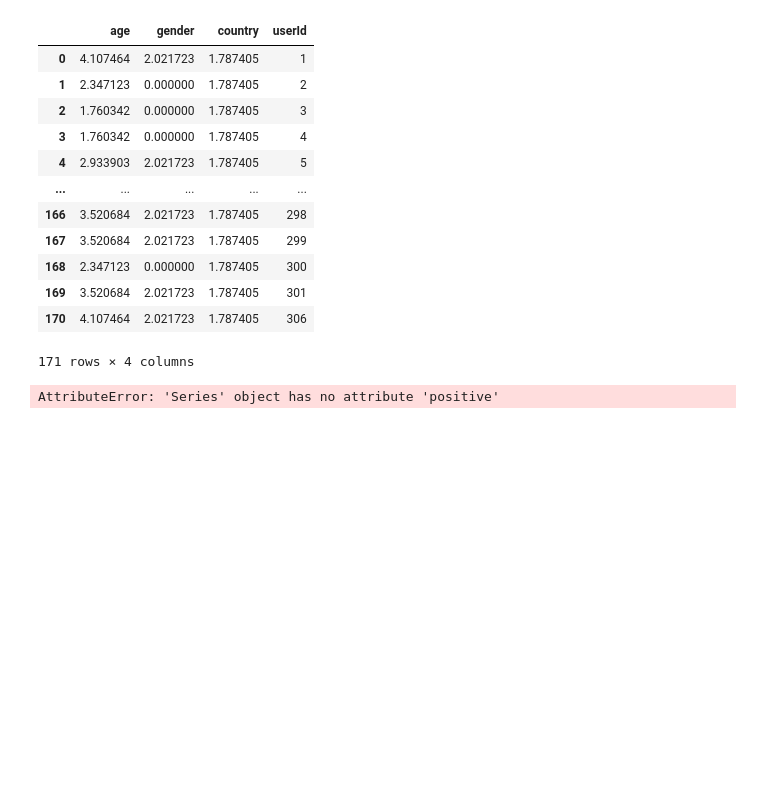
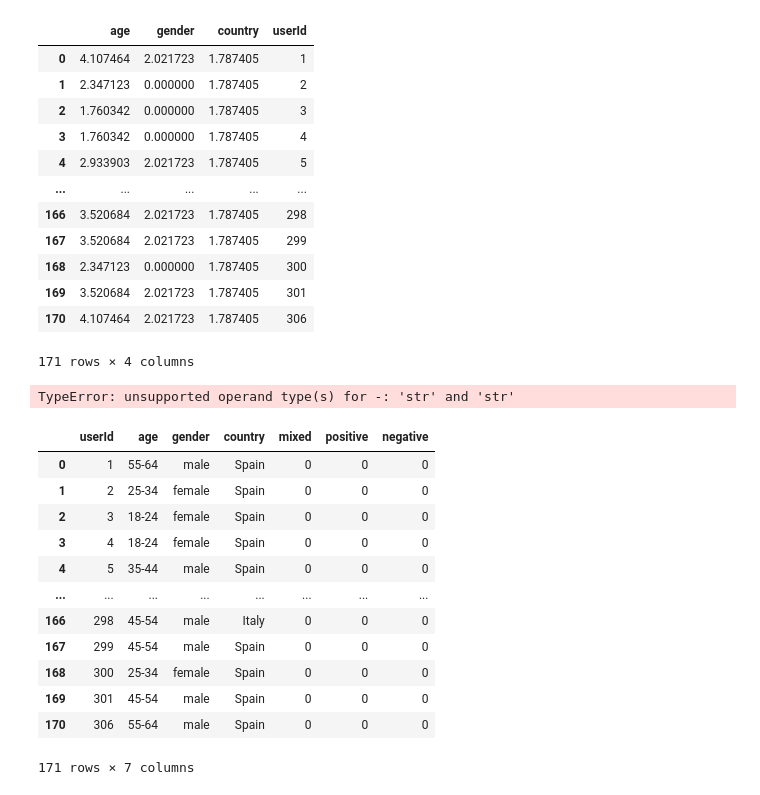
Before and after one commit to AlbertoGarciaDomenech/Comunidades-en-museos, a Jupyter notebook: SimilarityInterface.ipynb, the cells around one changed output. Cells and saved outputs as stored; diff of their text form; code cells hidden in the pictures; blank space fills up the shorter version.

```diff
--- a/SimilarityInterface.ipynb
+++ b/SimilarityInterface.ipynb
@@ -265,7 +265,7 @@ users_similarity = []
 for i in range(0, len(users)):
     sim_list = []
     for j in range(0, len(users)):
-        sim = s.computeSimilarity(users_clean.loc(0)[i], users_clean.loc(0)[j])
+        sim = s.computeSimilarity(prado_users.loc(0)[i], prado_users.loc(0)[j])
         if(sim >= 0):
             sim_list.append(sim)
         else:
@@ -273,10 +273,48 @@ for i in range(0, len(users)):
 
     users_similarity.append(sim_list)
 # %% [output]
-AttributeError: 'Series' object has no attribute 'positive'
+TypeError: unsupported operand type(s) for -: 'str' and 'str'
 # %%
 userSim = pd.DataFrame(users_similarity)
 userSim
 userSim.to_csv('data/usersSim.csv')
 # %%
 s.computeSimilarity(users_clean.loc(0)[3], users_clean.loc(0)[2])
+# %%
+prado_users = pd.read_csv(USERS_CSV)
+emotions_data = "data/Prado_emotions.csv"
+emotions = pd.read_csv(emotions_data)
+emotions_list = {}
+for i in prado_users['userId'].unique():
+    emotions_list[i] = []
+for e in emotions.iterrows():
+    a = emotions_list[e[1][0]]
+    a+= [(e[1][1], e[1][2],e[1][3])]
+    emotions_list[e[1][0]] = a
+# emotions_list
+for u in prado_users['userId'].unique():
+      prado_users['mixed'] = 0
+      prado_users['positive'] = 0
+      prado_users['negative'] = 0
+for u in prado_users['userId'].unique():
+    for i in emotions_list[u]:
+        if(i[2] == "mixed"):
+            prado_users.loc[prado_users.userId == u, 'mixed'] += 1
+        elif(i[2] == "negative"):
+            prado_users.loc[prado_users.userId == u, 'negative'] += 1
+        else:
+            prado_users.loc[prado_users.userId == u, 'positive'] += 1
+# %% [output]
+|  | userId | age | gender | country | mixed | positive | negative |
+| 0 | 1 | 55-64 | male | Spain | 0 | 0 | 0 |
+| 1 | 2 | 25-34 | female | Spain | 0 | 0 | 0 |
+| 2 | 3 | 18-24 | female | Spain | 0 | 0 | 0 |
+| 3 | 4 | 18-24 | female | Spain | 0 | 0 | 0 |
+| 4 | 5 | 35-44 | male | Spain | 0 | 0 | 0 |
+| ... | ... | ... | ... | ... | ... | ... | ... |
+| 166 | 298 | 45-54 | male | Italy | 0 | 0 | 0 |
+| 167 | 299 | 45-54 | male | Spain | 0 | 0 | 0 |
+| 168 | 300 | 25-34 | female | Spain | 0 | 0 | 0 |
+| 169 | 301 | 45-54 | male | Spain | 0 | 0 | 0 |
+| 170 | 306 | 55-64 | male | Spain | 0 | 0 | 0 |
+171 rows × 7 columns
```
Also changed, not shown: parts of 1 cell of this notebook, 3 other files.
